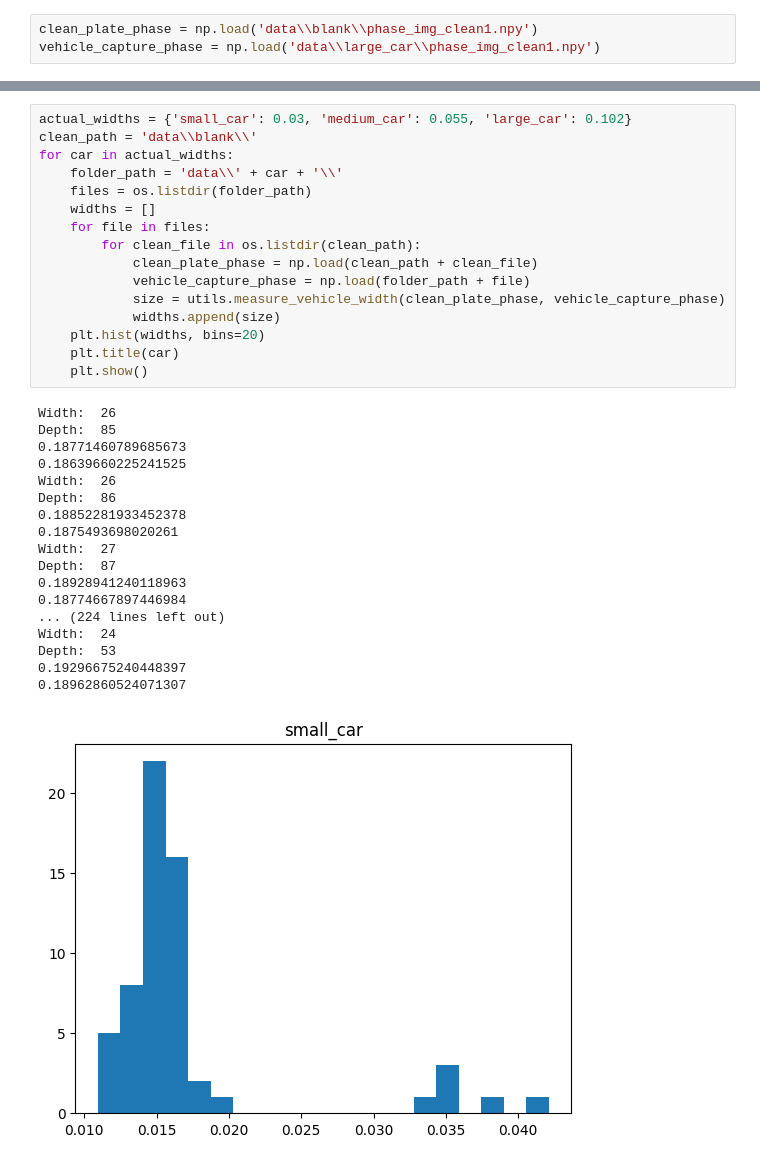
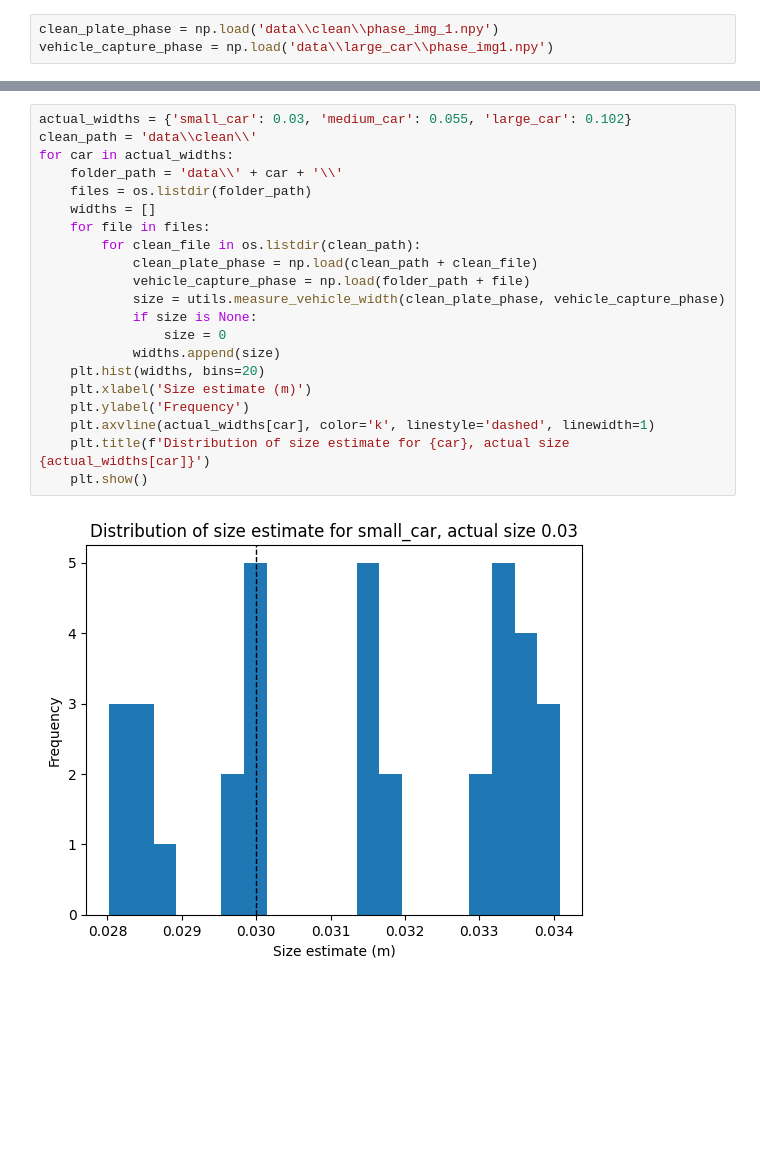
Before and after one commit to JulHeg/PigouvianWidthTax, a Jupyter notebook: measurement_calibration.ipynb, the cells around one changed output, grey strips where cells are left out. Cells and saved outputs as stored; diff of their text form; blank space fills up the shorter version.

```diff
--- a/measurement_calibration.ipynb
+++ b/measurement_calibration.ipynb
@@ -12,6 +13,6 @@ import os
 # %%
-clean_plate_phase = np.load('data\\blank\\phase_img_clean1.npy')
-vehicle_capture_phase = np.load('data\\large_car\\phase_img_clean1.npy')
+clean_plate_phase = np.load('data\\clean\\phase_img_1.npy')
+vehicle_capture_phase = np.load('data\\large_car\\phase_img1.npy')
 # %%
 # Plot the images
 plt.imshow(clean_plate_phase)
@@ -34,35 +87,23 @@ Depth:  396
 # %%
 actual_widths = {'small_car': 0.03, 'medium_car': 0.055, 'large_car': 0.102}
-clean_path = 'data\\blank\\'
+clean_path = 'data\\clean\\'
 for car in actual_widths:
     folder_path = 'data\\' + car + '\\'
     files = os.listdir(folder_path)
     widths = []
     for file in files:
         for clean_file in os.listdir(clean_path):
             clean_plate_phase = np.load(clean_path + clean_file)
             vehicle_capture_phase = np.load(folder_path + file)
             size = utils.measure_vehicle_width(clean_plate_phase, vehicle_capture_phase)
+            if size is None:
+                size = 0
             widths.append(size)
     plt.hist(widths, bins=20)
-    plt.title(car)
+    plt.xlabel('Size estimate (m)')
+    plt.ylabel('Frequency')
+    plt.axvline(actual_widths[car], color='k', linestyle='dashed', linewidth=1)
+    plt.title(f'Distribution of size estimate for {car}, actual size {actual_widths[car]}')
     plt.show()
 # %% [output]
-Width:  26
-Depth:  85
-0.18771460789685673
-0.18639660225241525
-Width:  26
-Depth:  86
-0.18852281933452378
-0.1875493698020261
-Width:  27
-Depth:  87
-0.18928941240118963
-0.18774667897446984
-... (224 lines left out)
-Width:  24
-Depth:  53
-0.19296675240448397
-0.18962860524071307
-[figure, old version]
+[figure, new version]
```
Also changed, not shown: parts of 5 cells of this notebook, 10 other files.
